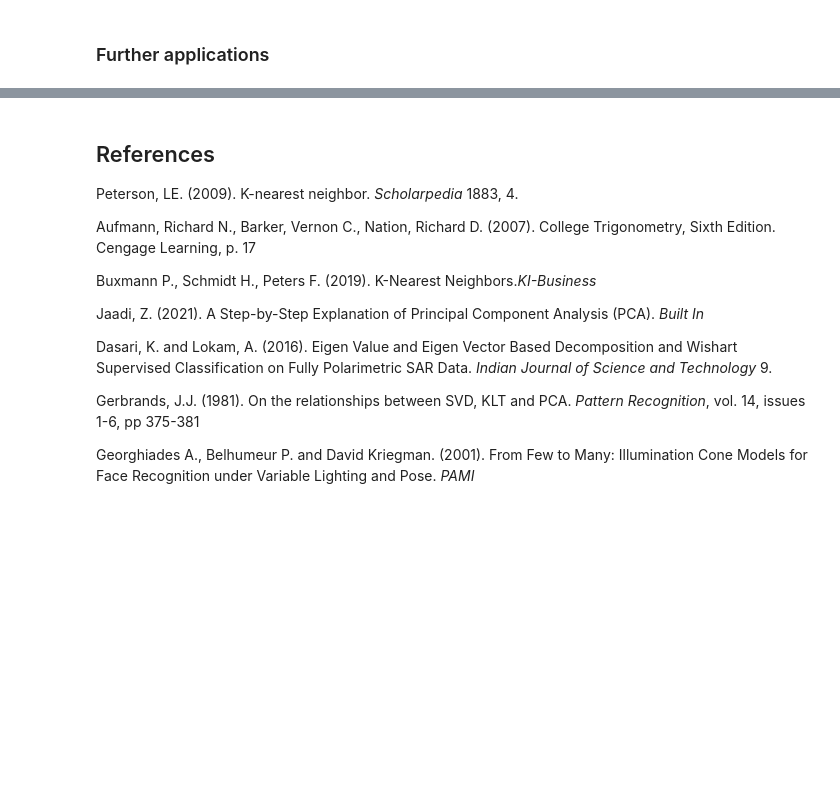
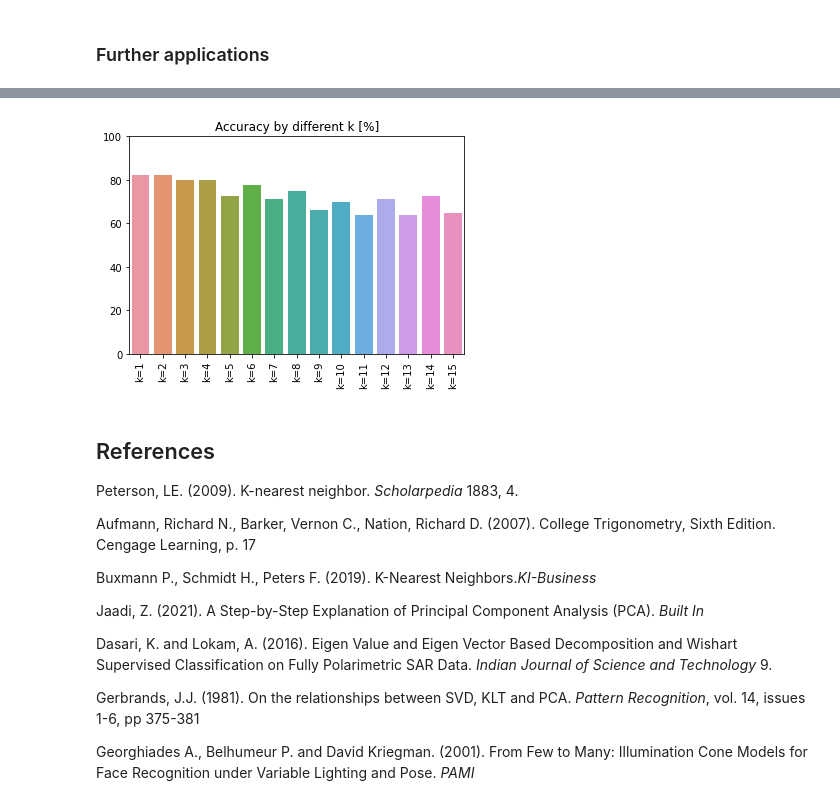
Before and after one commit to datascience-mobi/2021-topic-04-team-01, a Jupyter notebook: Report_final.ipynb, the cells around one changed output, grey strips where cells are left out. Drawn from its saved outputs; the diff is of its cells as text; code cells hidden in the pictures; blank space fills up the shorter version.

```diff
--- a/Report_final.ipynb
+++ b/Report_final.ipynb
@@ -214,3 +222,9 @@ The principal components have been calculated using svd (278, 65536)
+# %%
+from Classes import knearestneighbors as knn
+# Plotting the accuracy against the number of K
+vis.k_barplot(15, train_tr, training_labels, test_tr, testing_labels)
+# %% [output]
+[figure, added]
 # %% [markdown]
 
 ## References
```
Also changed, not shown: parts of 7 cells of this notebook.
